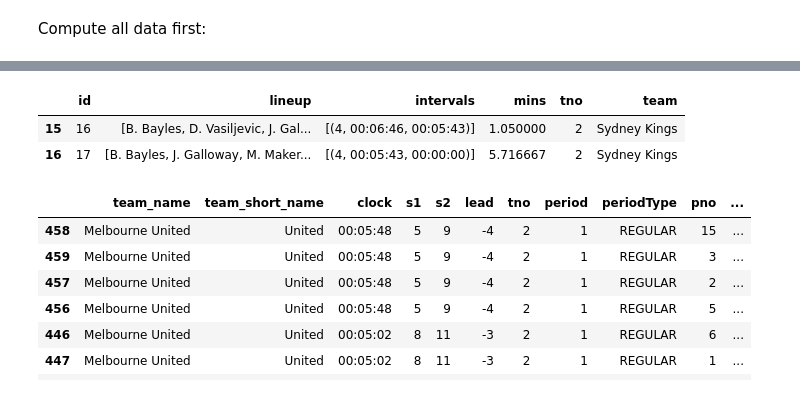
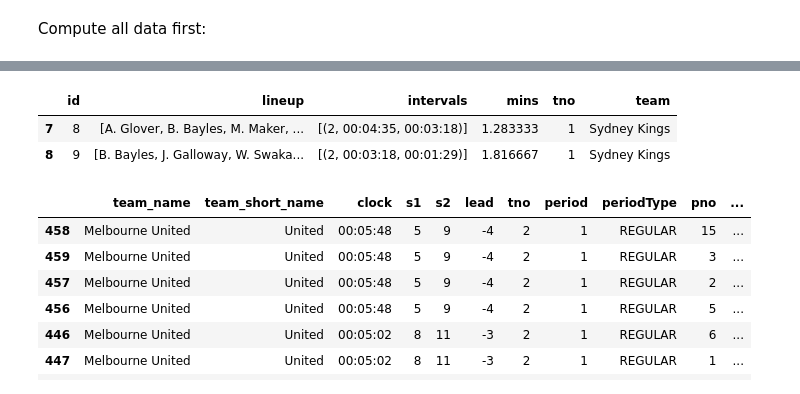
Before and after one commit to ssardina/pynbl, a Jupyter notebook: playground.ipynb, the cells around one changed output, grey strips where cells are left out. Drawn from its saved outputs; the diff is of its cells as text; code cells hidden in the pictures.

```diff
--- a/playground.ipynb
+++ b/playground.ipynb
@@ -13,15 +23,5 @@ import tools
 # %% [markdown]
 ## 1. Check for strange subs
-# %%
-game_id = 2004609  # 2 overtimes
-game_id = 1976446  # different names capitalisation - 6 players
-# game_id = 2031329 # players come
-# game_id = 2004608  # Period 2 05.600 - B. Kuol (team 2) come out, but then in and out
-
-game_id = 1976449   # Makers goes in (for Martin) even though he is already there! So 4 players are left with Martin off
-game_id = 1976457   # same issue with Makers, he goes in even though he is on court!
-
-# game_id = 2031329
 # %% [markdown]
 Compute all data first:
 # %%
@@ -43,0 +44,6 @@ stints2_df = result['stints2_df']
+# %%
+# get the stint of the team you want to study
+tno  = 1
+stints_df = result['stints_df'].query("tno == @tno")
+
+stints_df
@@ -44,11 +67,11 @@ stints2_df = result['stints2_df']
 # %%
 # get stints with not 5 players
-mask = stints2_df['lineup'].apply(lambda x: len(x) != 5)
-stints2_df[mask]
+mask = stints_df['lineup'].apply(lambda x: len(x) != 5)
+stints_df[mask]
 # %% [output]
 |  | id | lineup | intervals | mins | tno | team |
-| 15 | 16 | [B. Bayles, D. Vasiljevic, J. Gal... | [(4, 00:06:46, 00:05:43)] | 1.050000 | 2 | Sydney Kings |
-| 16 | 17 | [B. Bayles, J. Galloway, M. Maker... | [(4, 00:05:43, 00:00:00)] | 5.716667 | 2 | Sydney Kings |
+| 7 | 8 | [A. Glover, B. Bayles, M. Maker, ... | [(2, 00:04:35, 00:03:18)] | 1.283333 | 1 | Sydney Kings |
+| 8 | 9 | [B. Bayles, J. Galloway, W. Swaka... | [(2, 00:03:18, 00:01:29)] | 1.816667 | 1 | Sydney Kings |
 # %%
 cols = ['team_name', 'player', 'period', 'clock', 'subType', 'actionNumber']
 sub = pbp_df.loc[(pbp_df['actionType'] == 'substitution') &
```
Also changed, not shown: parts of 3 cells of this notebook.
